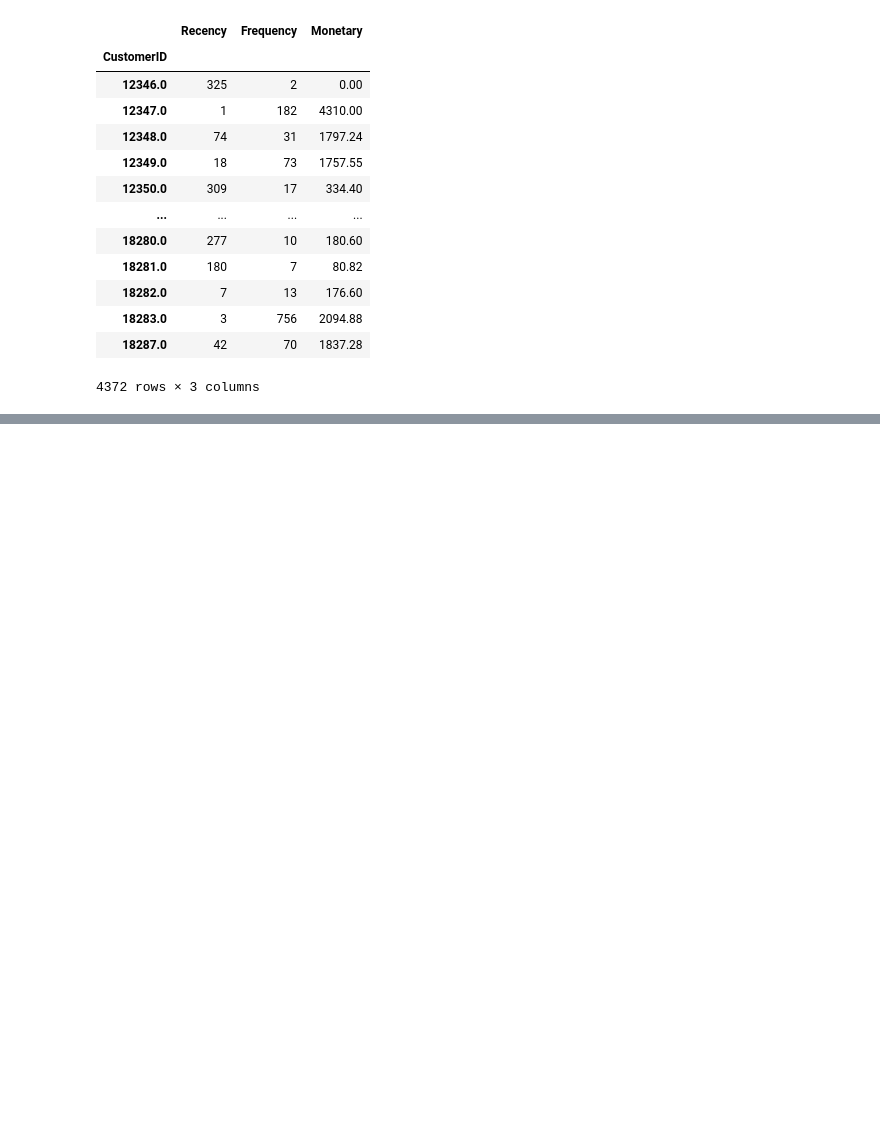
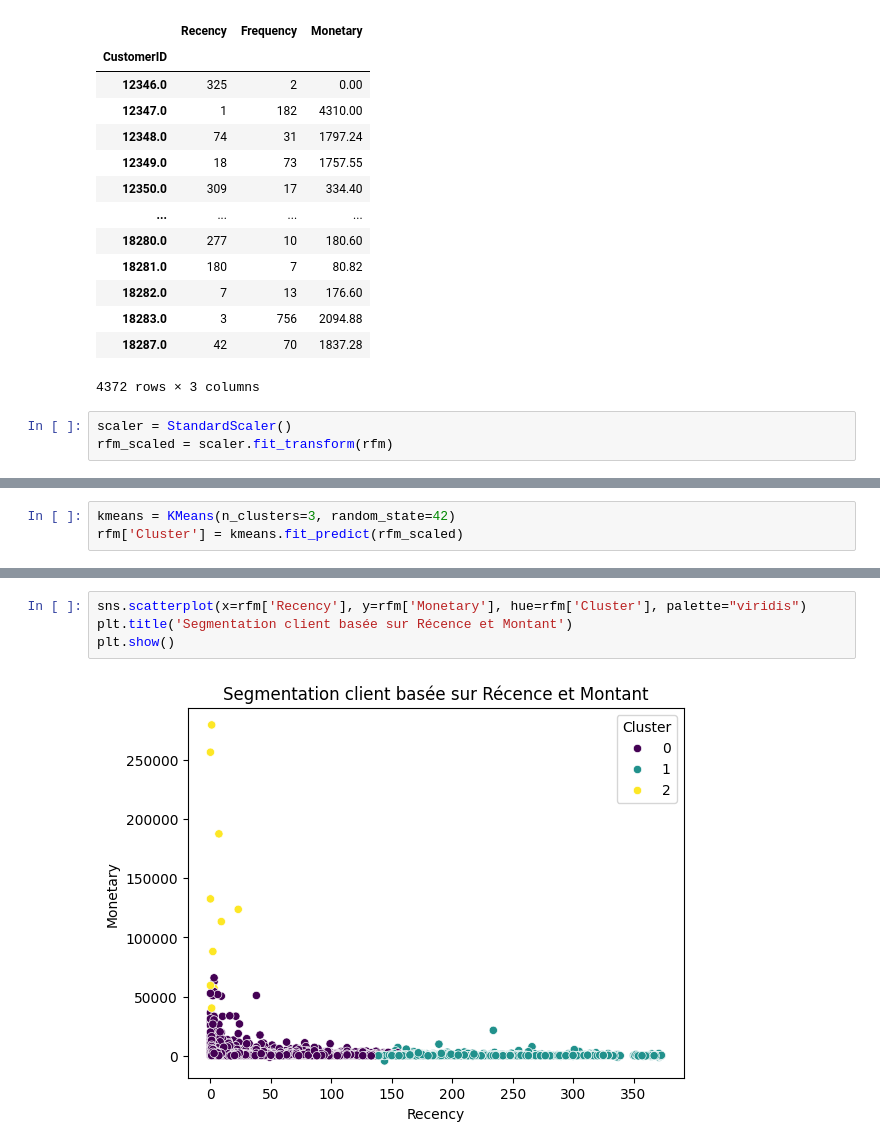
Before and after one commit to Ismazerrouk/Customer-Segmentation-with-RFM-KMeans, a Jupyter notebook: RFM_kmeans.ipynb, the cells around one changed output, grey strips where cells are left out. Saved outputs shown, nothing was run; the diff lists cells and outputs as text; blank space fills up the shorter version.

```diff
--- a/RFM_kmeans.ipynb
+++ b/RFM_kmeans.ipynb
@@ -92,3 +97,6 @@ rfm
 | 18283.0 | 3 | 756 | 2094.88 |
 | 18287.0 | 42 | 70 | 1837.28 |
 4372 rows × 3 columns
+# %%
+scaler = StandardScaler()
+rfm_scaled = scaler.fit_transform(rfm)
@@ -94,0 +113,3 @@ rfm
+# %%
+kmeans = KMeans(n_clusters=3, random_state=42)
+rfm['Cluster'] = kmeans.fit_predict(rfm_scaled)
@@ -94,0 +125,6 @@ rfm
+# %%
+sns.scatterplot(x=rfm['Recency'], y=rfm['Monetary'], hue=rfm['Cluster'], palette="viridis")
+plt.title('Segmentation client basée sur Récence et Montant')
+plt.show()
+# %% [output]
+[figure, added]
```
Also changed, not shown: parts of 3 cells of this notebook.
